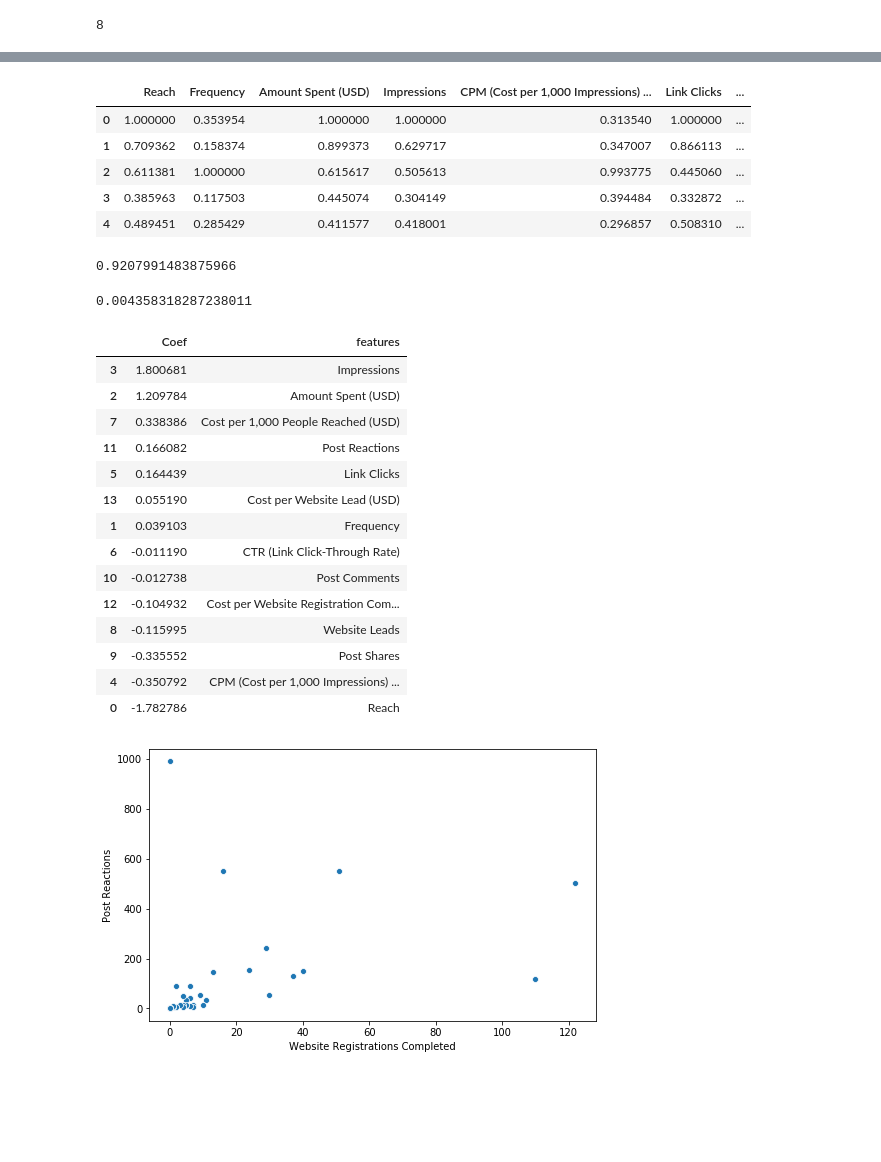
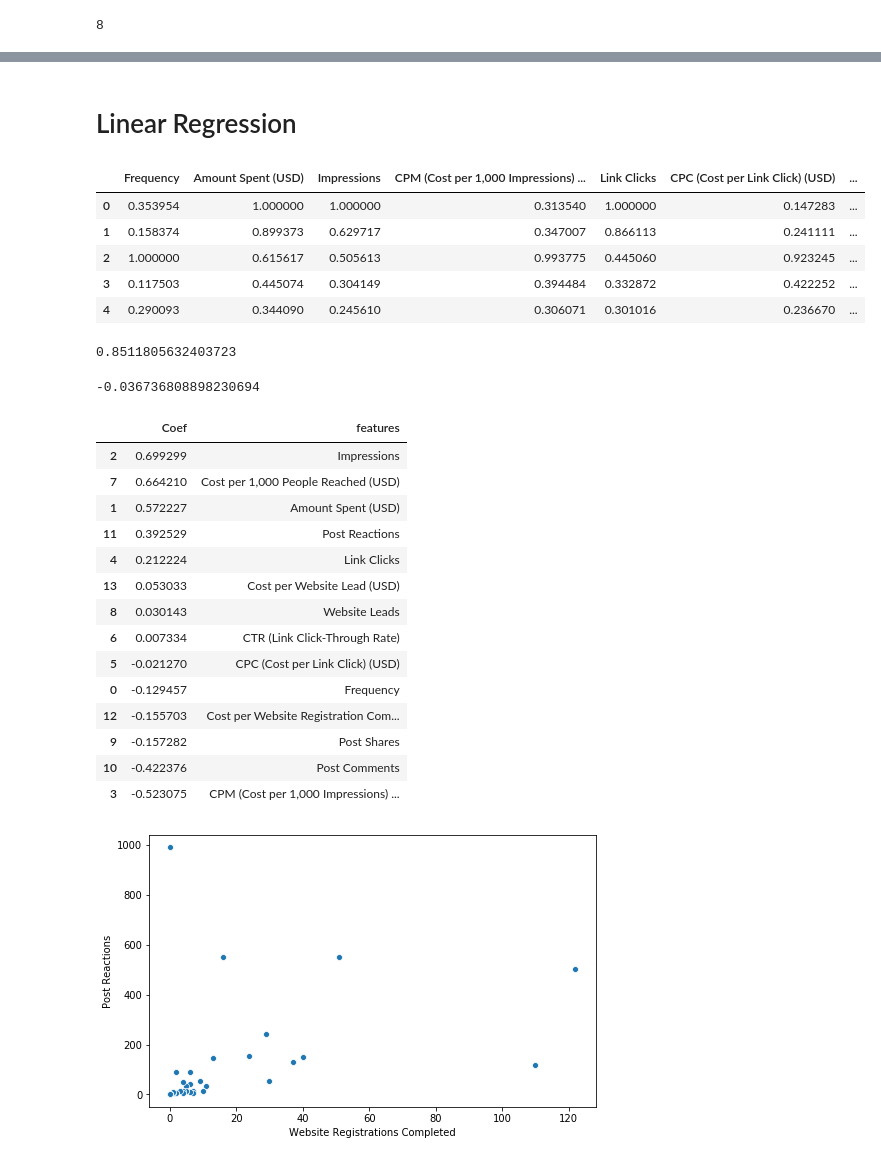
Before and after one commit to Lidetsal/Facebook-Ad-Project, a Jupyter notebook: EDA.ipynb, the cells around one changed output, grey strips where cells are left out. Saved outputs shown, nothing was run; the diff lists cells and outputs as text; code cells hidden in the pictures; blank space fills up the shorter version.

```diff
--- a/EDA.ipynb
+++ b/EDA.ipynb
@@ -100,6 +95,8 @@ fig.update_layout(uniformtext_minsize=12, title_text='Users Reached and Registra
 fig.show()
 # %% [output]
 [interactive output not drawn]
+# %% [markdown]
+# Linear Regression
 # %%
 from sklearn.model_selection import train_test_split
 # %%
@@ -111,17 +108,18 @@ scaled = scaler.fit_transform(grouped)
 
 scaled = pd.DataFrame(scaled, columns=grouped.columns)
 # %%
-X= scaled.drop(['Website Registrations Completed', 'Ad Set Name', 'CPC (Cost per Link Click) (USD)'], axis=1)
+X= scaled.drop(['Website Registrations Completed', 'Ad Set Name',
+             'Reach'], axis=1)
 y = scaled['Website Registrations Completed']
 
 X.head()
 # %% [output]
-|  | Reach | Frequency | Amount Spent (USD) | Impressions | CPM (Cost per 1,000 Impressions) ... | Link Clicks | ... |
-| 0 | 1.000000 | 0.353954 | 1.000000 | 1.000000 | 0.313540 | 1.000000 | ... |
-| 1 | 0.709362 | 0.158374 | 0.899373 | 0.629717 | 0.347007 | 0.866113 | ... |
-| 2 | 0.611381 | 1.000000 | 0.615617 | 0.505613 | 0.993775 | 0.445060 | ... |
-| 3 | 0.385963 | 0.117503 | 0.445074 | 0.304149 | 0.394484 | 0.332872 | ... |
-| 4 | 0.489451 | 0.285429 | 0.411577 | 0.418001 | 0.296857 | 0.508310 | ... |
+|  | Frequency | Amount Spent (USD) | Impressions | CPM (Cost per 1,000 Impressions) ... | Link Clicks | CPC (Cost per Link Click) (USD) | ... |
+| 0 | 0.353954 | 1.000000 | 1.000000 | 0.313540 | 1.000000 | 0.147283 | ... |
+| 1 | 0.158374 | 0.899373 | 0.629717 | 0.347007 | 0.866113 | 0.241111 | ... |
+| 2 | 1.000000 | 0.615617 | 0.505613 | 0.993775 | 0.445060 | 0.923245 | ... |
+| 3 | 0.117503 | 0.445074 | 0.304149 | 0.394484 | 0.332872 | 0.422252 | ... |
+| 4 | 0.290093 | 0.344090 | 0.245610 | 0.306071 | 0.301016 | 0.236670 | ... |
 # %%
 X_train, X_test, y_train, y_test = train_test_split(X, y, random_state=1000, test_size=0.2)
 # %%
@@ -132,11 +130,11 @@ model = lm.fit(X_train, y_train)
 
 model.score(X_test, y_test)
 # %% [output]
-0.9207991483875966
+0.8511805632403723
 # %%
 lm.intercept_
 # %% [output]
-0.004358318287238011
+-0.036736808898230694
 # %%
 import pandas as pd
 df = pd.DataFrame(model.coef_)
@@ -149,20 +147,20 @@ df = df.sort_values('Coef', ascending=False)
 df
 # %% [output]
 |  | Coef | features |
-| 3 | 1.800681 | Impressions |
-| 2 | 1.209784 | Amount Spent (USD) |
-| 7 | 0.338386 | Cost per 1,000 People Reached (USD) |
-| 11 | 0.166082 | Post Reactions |
-| 5 | 0.164439 | Link Clicks |
-| 13 | 0.055190 | Cost per Website Lead (USD) |
-| 1 | 0.039103 | Frequency |
-| 6 | -0.011190 | CTR (Link Click-Through Rate) |
-| 10 | -0.012738 | Post Comments |
-| 12 | -0.104932 | Cost per Website Registration Com... |
-| 8 | -0.115995 | Website Leads |
-| 9 | -0.335552 | Post Shares |
-| 4 | -0.350792 | CPM (Cost per 1,000 Impressions) ... |
-| 0 | -1.782786 | Reach |
+| 2 | 0.699299 | Impressions |
+| 7 | 0.664210 | Cost per 1,000 People Reached (USD) |
+| 1 | 0.572227 | Amount Spent (USD) |
+| 11 | 0.392529 | Post Reactions |
+| 4 | 0.212224 | Link Clicks |
+| 13 | 0.053033 | Cost per Website Lead (USD) |
+| 8 | 0.030143 | Website Leads |
+| 6 | 0.007334 | CTR (Link Click-Through Rate) |
+| 5 | -0.021270 | CPC (Cost per Link Click) (USD) |
+| 0 | -0.129457 | Frequency |
+| 12 | -0.155703 | Cost per Website Registration Com... |
+| 9 | -0.157282 | Post Shares |
+| 10 | -0.422376 | Post Comments |
+| 3 | -0.523075 | CPM (Cost per 1,000 Impressions) ... |
 # %%
 plt.figure(figsize=(8,5))
 sns.scatterplot(data=grouped , x='Website Registrations Completed',
```
Also changed, not shown: parts of 2 cells of this notebook.
